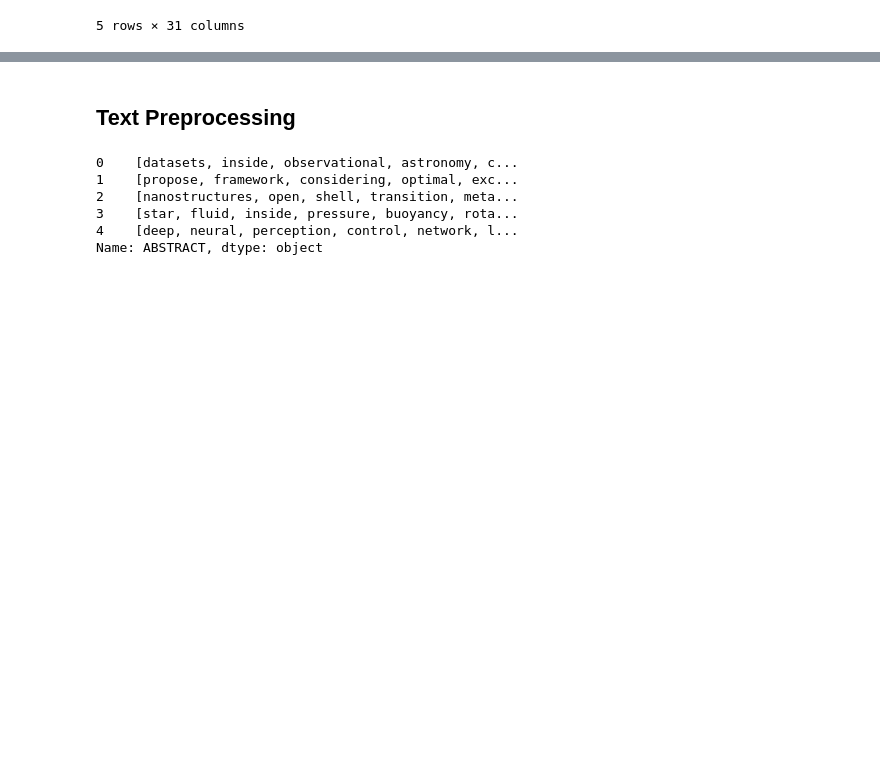
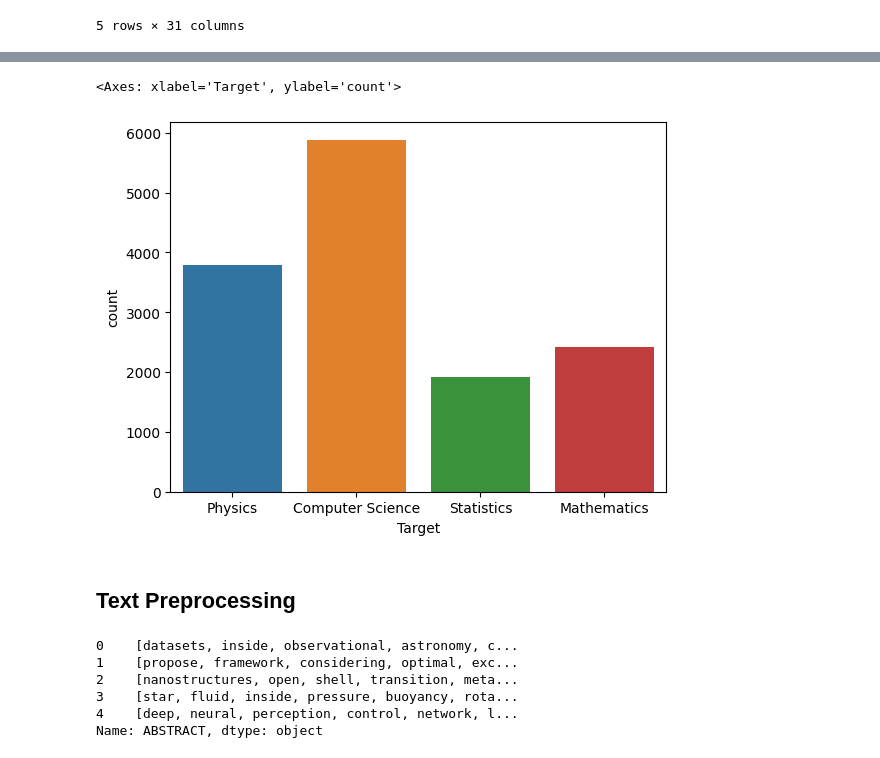
Before and after one commit to gulomovazukhrakhon/IU-Projects, a Jupyter notebook: NLP_Project/text-classification-for-topic-modelling.ipynb, the cells around one changed output, grey strips where cells are left out. Saved outputs shown, nothing was run; the diff lists cells and outputs as text; code cells hidden in the pictures; blank space fills up the shorter version.

Commit message:
Kaggle Notebook | Text Classification for Topic Modelling | Version 6

```diff
--- a/NLP_Project/text-classification-for-topic-modelling.ipynb
+++ b/NLP_Project/text-classification-for-topic-modelling.ipynb
@@ -101,0 +74,11 @@ sample_text
+# %%
+# Dropping ID
+train_df.drop('id', axis=1, inplace=True)
+
+# Resetting ID
+train_df.reset_index()
+
+topics = train_df.columns[1:]
+train_df['Target'] = train_df[topics].idxmax(axis=1)
+train_df.drop(topics, axis=1, inplace=True)
+train_df.head()
@@ -102,3 +92,11 @@ sample_text
+# %%
+encoder = LabelEncoder()
+train_df['Target_Label'] = encoder.fit_transform(train_df['Target'])
+# %%
+sns.countplot(data=train_df, x='Target')
+# %% [output]
+<Axes: xlabel='Target', ylabel='count'>
+[figure, added]
 # %% [markdown]
 ## Text Preprocessing
 # %%
```
Also changed, not shown: parts of 8 cells of this notebook.
